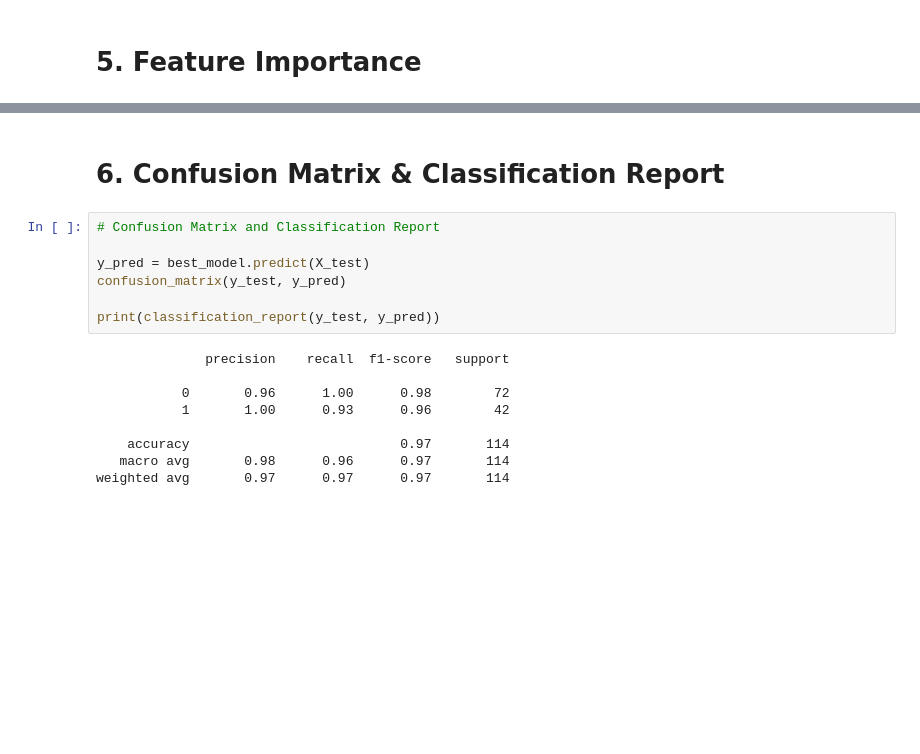
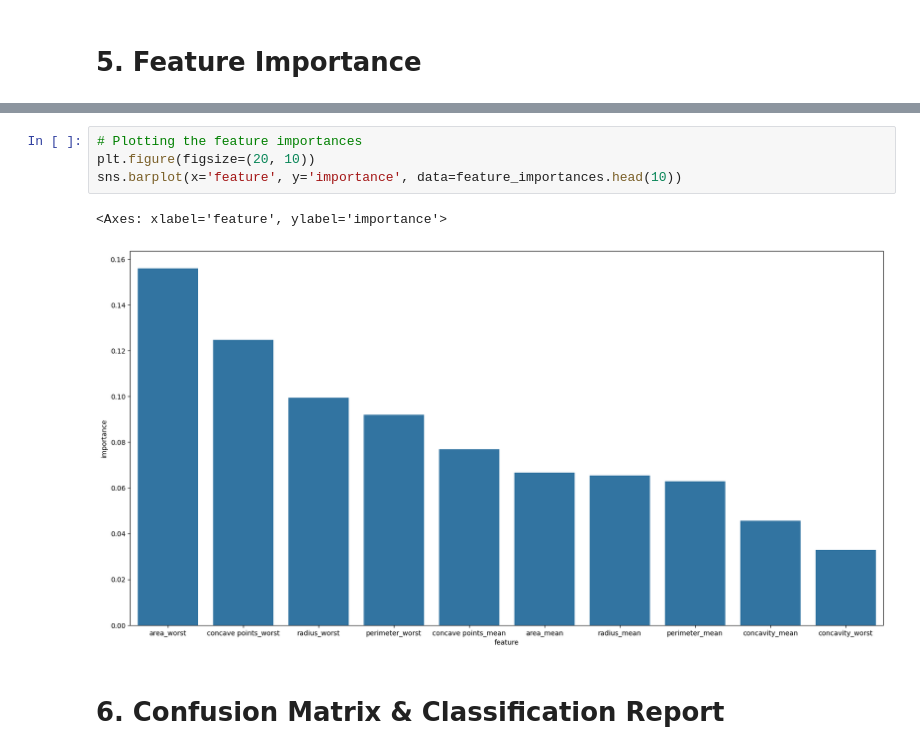
Before and after one commit to MaxiRuess/ML_101, a Jupyter notebook: notebooks/RF_Classifier.ipynb, the cells around one changed output, grey strips where cells are left out. Drawn from its saved outputs; the diff is of its cells as text; blank space fills up the shorter version.

Commit message:
Changed graphs to matplotlib so they can be rendered in the notebooks

```diff
--- a/notebooks/RF_Classifier.ipynb
+++ b/notebooks/RF_Classifier.ipynb
@@ -135,18 +148,9 @@ feature_importances = pd.DataFrame({'feature': X.columns, 'importance': feature_
+# %%
+# Plotting the feature importances
+plt.figure(figsize=(20, 10))
+sns.barplot(x='feature', y='importance', data=feature_importances.head(10))
+# %% [output]
+<Axes: xlabel='feature', ylabel='importance'>
+[figure, added]
 # %% [markdown]
 # 6. Confusion Matrix & Classification Report
-# %%
-# Confusion Matrix and Classification Report
-
-y_pred = best_model.predict(X_test)
-confusion_matrix(y_test, y_pred)
-
-print(classification_report(y_test, y_pred))
-# %% [output]
-              precision    recall  f1-score   support
-
-           0       0.96      1.00      0.98        72
-           1       1.00      0.93      0.96        42
-
-    accuracy                           0.97       114
-   macro avg       0.98      0.96      0.97       114
-weighted avg       0.97      0.97      0.97       114
```
Also changed, not shown: parts of 5 cells of this notebook, 6 other files.
